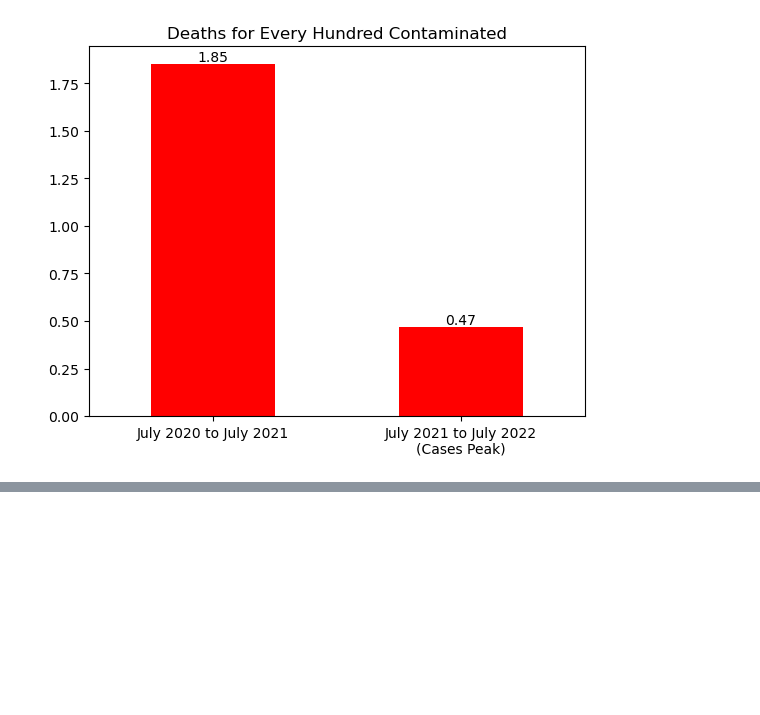
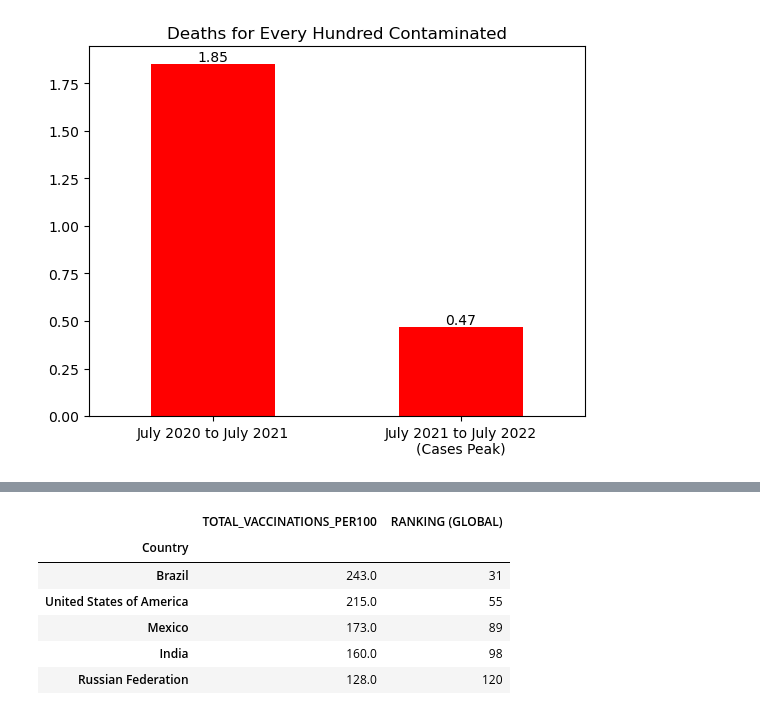
Before and after one commit to VictorioMaculan/pro-vaccine-statistics, a Jupyter notebook: Articles/english.ipynb, the cells around one changed output, grey strips where cells are left out. Cells and saved outputs as stored; diff of their text form; code cells hidden in the pictures; blank space fills up the shorter version.

```diff
--- a/Articles/english.ipynb
+++ b/Articles/english.ipynb
@@ -84,0 +102,17 @@ graph5 = total_deaths.plot.bar(title='Global Deaths', xlabel='WHO Region',
+# %%
+data = covid_vacs.reset_index()[['COUNTRY', 'TOTAL_VACCINATIONS_PER100']]
+
+data.sort_values('TOTAL_VACCINATIONS_PER100', ascending=False, inplace=True)
+data.set_index('COUNTRY', inplace=True)
+data['RANKING (GLOBAL)'] = np.arange(1, len(data)+1)
+
+most_aff = data.loc[most_aff_vacs.index]
+most_aff.sort_values('TOTAL_VACCINATIONS_PER100', ascending=False)
+# %% [output]
+|  | TOTAL_VACCINATIONS_PER100 | RANKING (GLOBAL) |
+| Country |  |  |
+| Brazil | 243.0 | 31 |
+| United States of America | 215.0 | 55 |
+| Mexico | 173.0 | 89 |
+| India | 160.0 | 98 |
+| Russian Federation | 128.0 | 120 |
```
Also changed, not shown: parts of 9 cells of this notebook.
